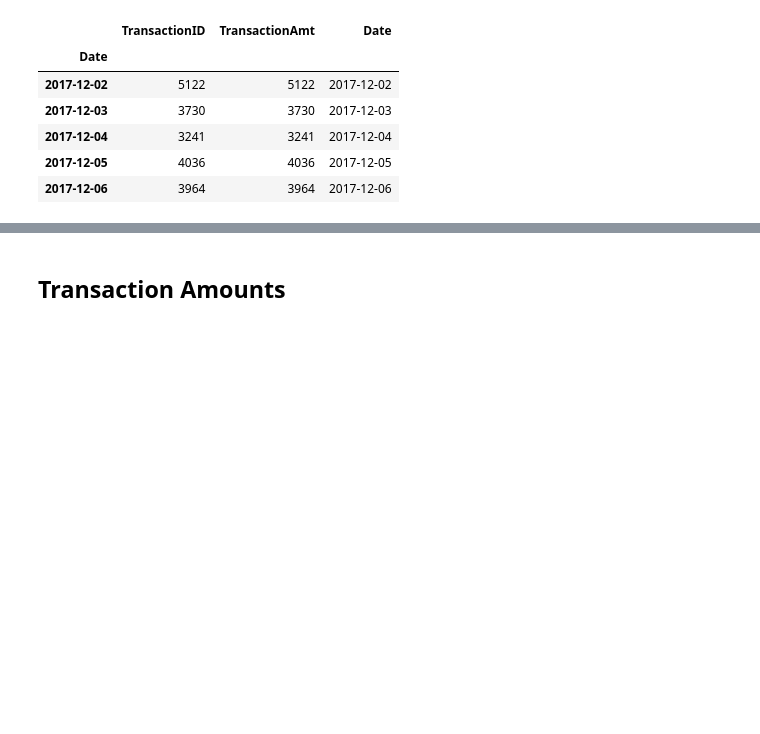
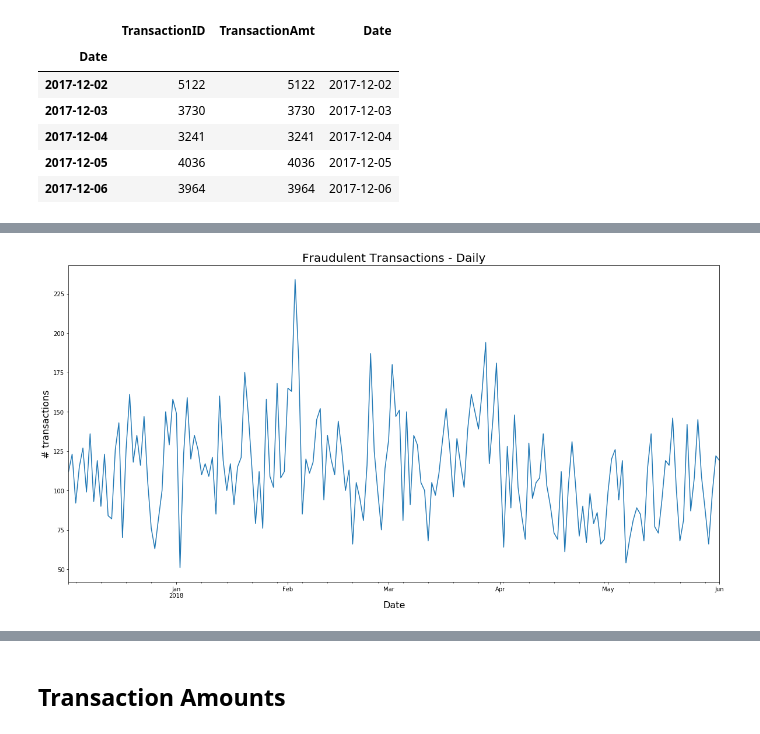
Before and after one commit to AlessandroVol23/ieee_cis_fraud_detection_kaggle, a Jupyter notebook: notebooks/0.1_AV_EDA.ipynb, the cells around one changed output, grey strips where cells are left out. Cells and saved outputs as stored; diff of their text form; code cells hidden in the pictures; blank space fills up the shorter version.

```diff
--- a/notebooks/0.1_AV_EDA.ipynb
+++ b/notebooks/0.1_AV_EDA.ipynb
@@ -232,0 +238,3 @@ dates_temp.head()
+# %%
+# Count just fraud transactions
+fraud_date = df_transaction.loc[df_transaction.isFraud == 1, ["Date", "TransactionID", "TransactionAmt"]].set_index("Date").resample("D").count()
@@ -233,3 +251,10 @@ dates_temp.head()
+# %%
+ax = fraud_date['TransactionID'].plot(figsize=(20,10));
+ax.set_title('Fraudulent Transactions - Daily', fontsize=20);
+ax.set_ylabel('# transactions', fontsize=16);
+ax.set_xlabel('Date', fontsize=16);
+# %% [output]
+[figure, added]
 # %%
 # creating the first trace with the necessary parameters
 trace = go.Scatter(x=dates_temp['Date'], y=dates_temp.TransactionAmt,
```
Also changed, not shown: parts of 42 cells of this notebook.
